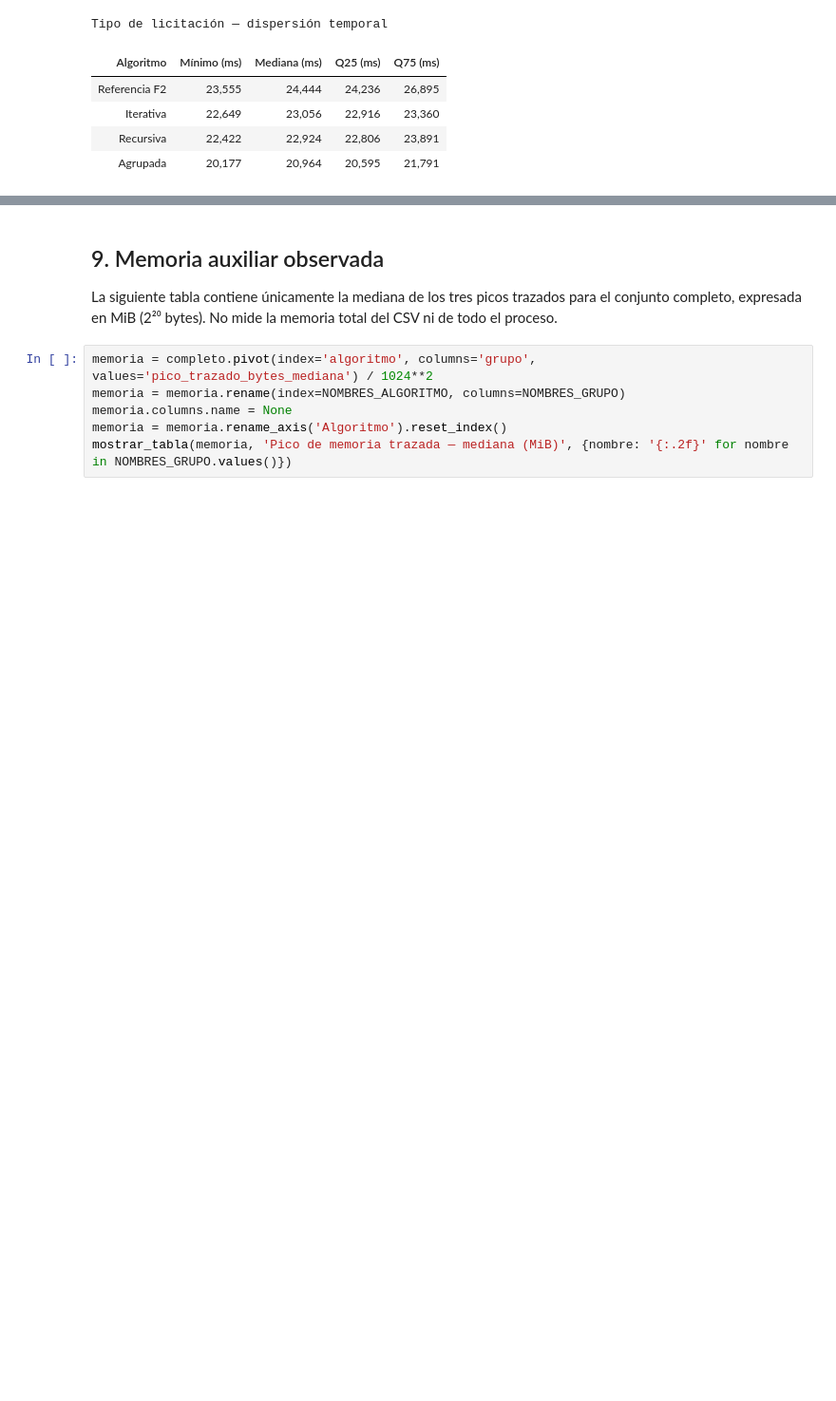
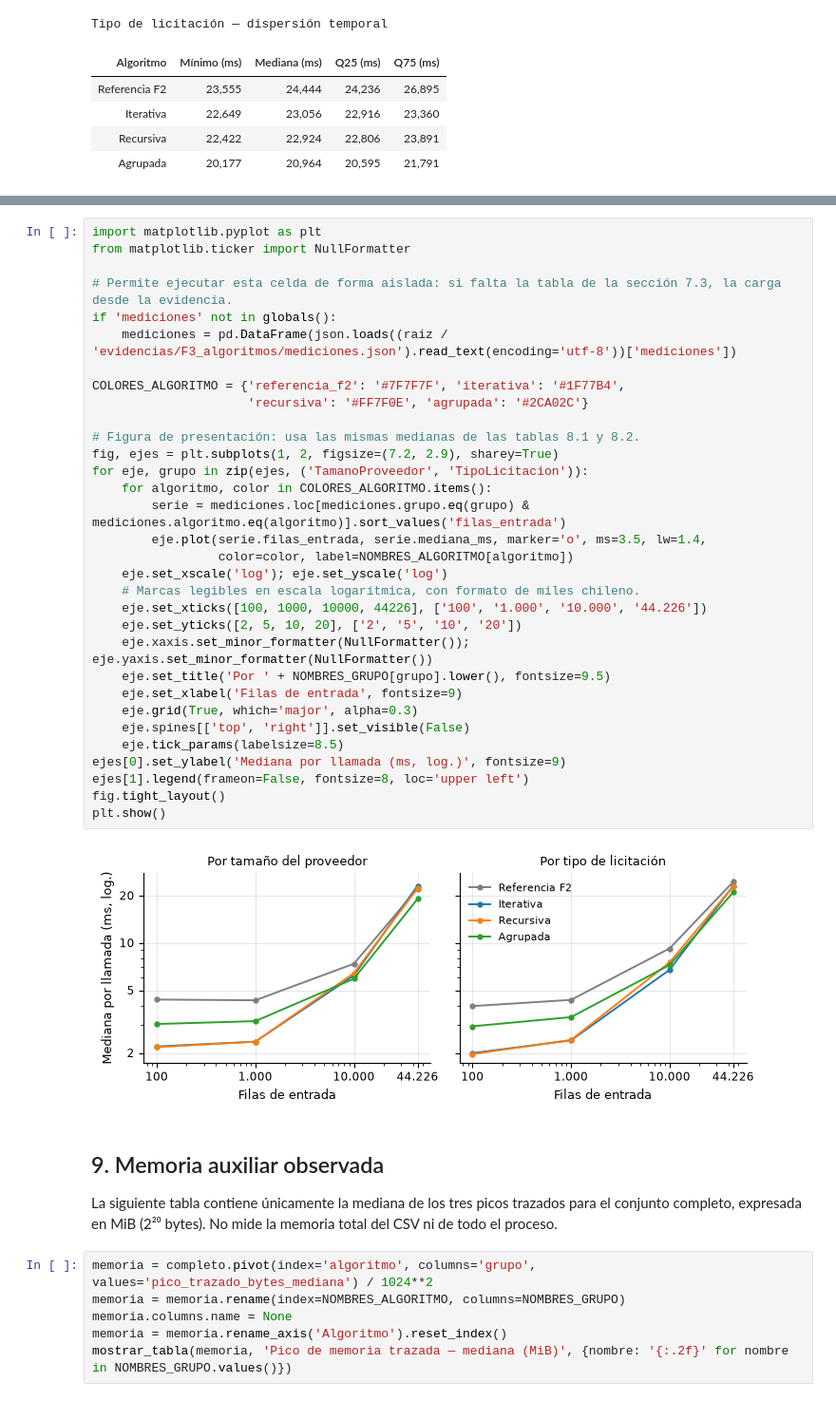
Before and after one commit to vbravo29/mcdi500-licitaciones-salud, a Jupyter notebook: F3/F3_Algoritmos.ipynb, the cells around one changed output, grey strips where cells are left out. Shown at 95% size. Saved outputs shown, nothing was run; the diff lists cells and outputs as text; blank space fills up the shorter version.

```diff
--- a/F3/F3_Algoritmos.ipynb
+++ b/F3/F3_Algoritmos.ipynb
@@ -456,3 +459,37 @@ Tipo de licitación — dispersión temporal
+# %%
+import matplotlib.pyplot as plt
+from matplotlib.ticker import NullFormatter
+
+# Permite ejecutar esta celda de forma aislada: si falta la tabla de la sección 7.3, la carga desde la evidencia.
+if 'mediciones' not in globals():
+    mediciones = pd.DataFrame(json.loads((raiz / 'evidencias/F3_algoritmos/mediciones.json').read_text(encoding='utf-8'))['mediciones'])
+
+COLORES_ALGORITMO = {'referencia_f2': '#7F7F7F', 'iterativa': '#1F77B4',
+                     'recursiva': '#FF7F0E', 'agrupada': '#2CA02C'}
+
+# Figura de presentación: usa las mismas medianas de las tablas 8.1 y 8.2.
+fig, ejes = plt.subplots(1, 2, figsize=(7.2, 2.9), sharey=True)
+for eje, grupo in zip(ejes, ('TamanoProveedor', 'TipoLicitacion')):
+    for algoritmo, color in COLORES_ALGORITMO.items():
+        serie = mediciones.loc[mediciones.grupo.eq(grupo) & mediciones.algoritmo.eq(algoritmo)].sort_values('filas_entrada')
+        eje.plot(serie.filas_entrada, serie.mediana_ms, marker='o', ms=3.5, lw=1.4,
+                 color=color, label=NOMBRES_ALGORITMO[algoritmo])
+    eje.set_xscale('log'); eje.set_yscale('log')
+    # Marcas legibles en escala logarítmica, con formato de miles chileno.
+    eje.set_xticks([100, 1000, 10000, 44226], ['100', '1.000', '10.000', '44.226'])
+    eje.set_yticks([2, 5, 10, 20], ['2', '5', '10', '20'])
+    eje.xaxis.set_minor_formatter(NullFormatter()); eje.yaxis.set_minor_formatter(NullFormatter())
+    eje.set_title('Por ' + NOMBRES_GRUPO[grupo].lower(), fontsize=9.5)
+    eje.set_xlabel('Filas de entrada', fontsize=9)
+    eje.grid(True, which='major', alpha=0.3)
+    eje.spines[['top', 'right']].set_visible(False)
+    eje.tick_params(labelsize=8.5)
+ejes[0].set_ylabel('Mediana por llamada (ms, log.)', fontsize=9)
+ejes[1].legend(frameon=False, fontsize=8, loc='upper left')
+fig.tight_layout()
+plt.show()
+# %% [output]
+[figure, added]
 # %% [markdown]
 ## 9. Memoria auxiliar observada
 La siguiente tabla contiene únicamente la mediana de los tres picos trazados para el conjunto completo, expresada en MiB (2²⁰ bytes). No mide la memoria total del CSV ni de todo el proceso.
```
Also changed, not shown: parts of 7 cells of this notebook, 13 other files.
